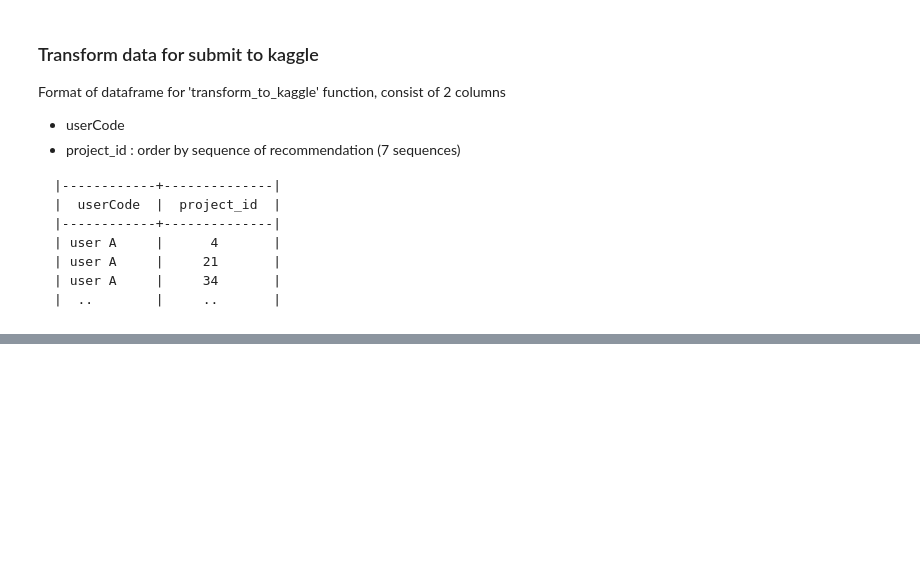
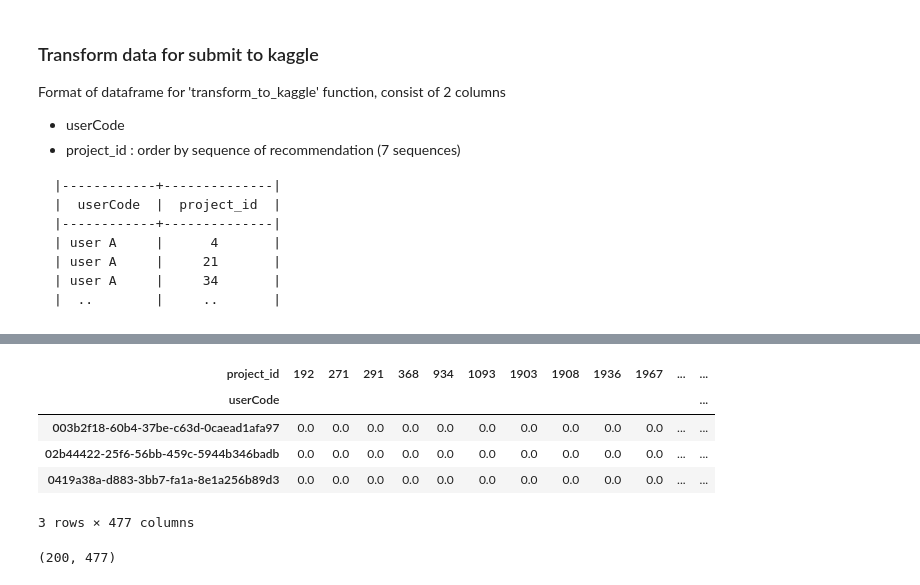
Before and after one commit to PanthonImem/KNN-Recommedation, a Jupyter notebook: lab_knn_and_mf.ipynb, the cells around one changed output, grey strips where cells are left out. Saved outputs shown, nothing was run; the diff lists cells and outputs as text; code cells hidden in the pictures; blank space fills up the shorter version.

```diff
--- a/lab_knn_and_mf.ipynb
+++ b/lab_knn_and_mf.ipynb
@@ -742,0 +776,18 @@ submit_file
+# %%
+# Convert the dataframe into a matrix using pivot() and set index of df_train for fast search
+df_train_indexed = df_train[['userCode', 'project_id', 'interacted']].drop_duplicates()
+df_train_pivot = (df_train_indexed.pivot(index = 'userCode', columns = 'project_id', values = 'interacted')
+                                  .fillna(0))
+df_train_pivot.head(3)
+# %% [output]
+| project_id | 192 | 271 | 291 | 368 | 934 | 1093 | 1903 | 1908 | 1936 | 1967 | ... | ... |
+| userCode |  |  |  |  |  |  |  |  |  |  |  | ... |
+| 003b2f18-60b4-37be-c63d-0caead1afa97 | 0.0 | 0.0 | 0.0 | 0.0 | 0.0 | 0.0 | 0.0 | 0.0 | 0.0 | 0.0 | ... | ... |
+| 02b44422-25f6-56bb-459c-5944b346badb | 0.0 | 0.0 | 0.0 | 0.0 | 0.0 | 0.0 | 0.0 | 0.0 | 0.0 | 0.0 | ... | ... |
+| 0419a38a-d883-3bb7-fa1a-8e1a256b89d3 | 0.0 | 0.0 | 0.0 | 0.0 | 0.0 | 0.0 | 0.0 | 0.0 | 0.0 | 0.0 | ... | ... |
+3 rows × 477 columns
+# %%
+df_train_matrix = df_train_pivot.values
+df_train_matrix.shape
+# %% [output]
+(200, 477)
```
Also changed, not shown: parts of 26 cells of this notebook.
